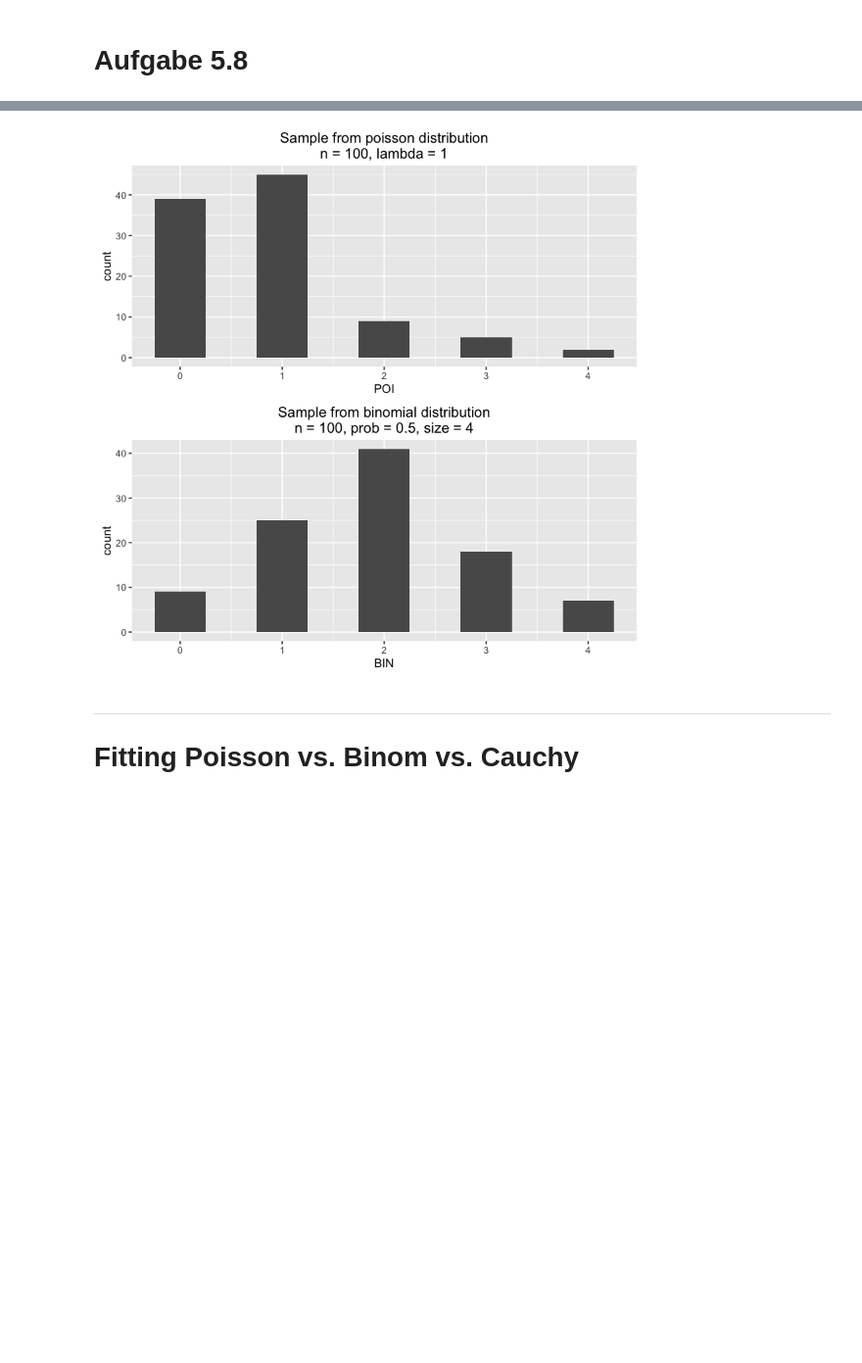
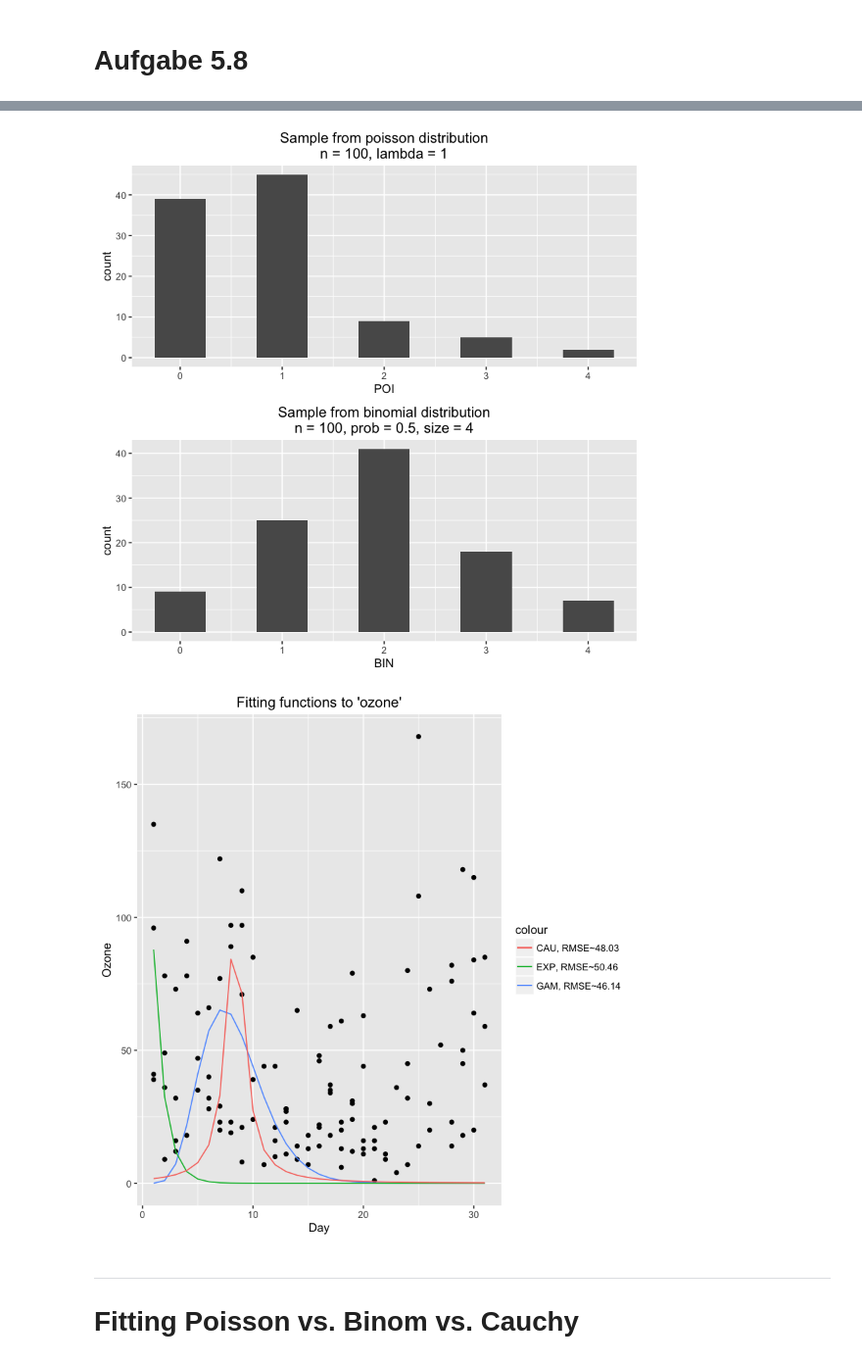
Before and after one commit to jgoerner/Programming-for-DataScience, a Jupyter notebook: Aufgabenblaetter/Aufgabenblatt 5.ipynb, the cells around one changed output, grey strips where cells are left out. Shown at 98% size. Cells and saved outputs as stored; diff of their text form; code cells hidden in the pictures; blank space fills up the shorter version.

```diff
--- a/Aufgabenblaetter/Aufgabenblatt 5.ipynb
+++ b/Aufgabenblaetter/Aufgabenblatt 5.ipynb
@@ -401,33 +401,85 @@ geom_line(mapping = aes(x = X, y = POI_LAMBDA_05, colour = "lambda = 0.5")) +
 geom_line(mapping = aes(x = X, y = POI_LAMBDA_2, colour = "lambda = 2")) +
 ggtitle("Poisson distribution")
 
 # generate the multiplot
 grid.arrange(g_geo, g_gam, g_exp, g_beta, g_cau_scale, g_cau_location, g_poi, ncol = 2)
 
 # B
 # create sample dataframe
 set.seed(50)
 df_b <- data.frame(cbind(POI = rpois(100, 1),
                          BIN = rbinom(n = 100, size = 4, prob = 0.5)
                         ))
 
 # poisson distribution
 g_hist_poi <-
 ggplot(data = df_b) +
 geom_histogram(mapping = aes(x = POI), binwidth = .5) +
 ggtitle("Sample from poisson distribution\nn = 100, lambda = 1")
 
 # binomial distribution
 g_hist_binom <-
 ggplot(data = df_b) +
 geom_histogram(mapping = aes(x = BIN), binwidth = .5) +
 ggtitle("Sample from binomial distribution\nn = 100, prob = 0.5, size = 4")
 
 # multiplot
 grid.arrange(g_hist_poi, g_hist_binom)
+
+#C
+df <- na.omit(airquality[, c("Day", "Ozone")])
+x_day <- df[, "Day"]
+y_ozone <- df[, "Ozone"]
+
+# fitting models
+f_gam <- nls(y_ozone~N*dgamma(x_day, shape),
+             start=list(shape=1, N=100),
+             lower=c(1,1,1),
+             algorithm="port"
+            )
+
+f_exp <- nls(y_ozone~N*dexp(x_day, rate),
+            start=list(rate=1, N=100),
+            lower=c(1,1),
+            algorithm="port"
+            )
+
+# depending on start value --> algo finds only local min/max
+f_cau <- nls(y_ozone~N*dcauchy(x_day, location),
+            start=list(location=10, N=100),
+            lower=c(1,1),
+            algorithm="port"
+            )
+
+# no good starting parameter for CAUCHY & GEOMETRIC distribution
+
+# creating df for plotting
+df_plot <- data.frame(cbind(df,
+                            GAM = predict(f_gam, x_day),
+                            EXP = predict(f_exp, x_day),
+                            CAU = predict(f_cau, x_day)
+                           ))
+
+g_fit <-
+ggplot(data=df_plot) +
+geom_point(mapping = aes(x=Day, y=Ozone)) +
+geom_line(mapping = aes(x=Day, y=GAM, colour="GAM, RMSE~46.14")) +
+geom_line(mapping = aes(x=Day, y=EXP, colour="EXP, RMSE~50.46")) +
+geom_line(mapping = aes(x=Day, y=CAU, colour="CAU, RMSE~48.03")) +
+ggtitle("Fitting functions to 'ozone'")
+g_fit
+
+# return the RMS-Error
+get_rmse <- function(f){
+    return(sqrt(mean(summary(f)$residuals^2)))
+    }
+df_eval <- data.frame(cbind(dist = c("GAM", "EXP", "CAU"),
+rmse = c(get_rmse(f_gam), get_rmse(f_exp), get_rmse(f_cau))
+                            ))
 # %% [output]
 [figure]
 [figure]
+[figure, added]
 # %% [markdown]
 ---
 # Fitting Poisson vs. Binom vs. Cauchy
```
